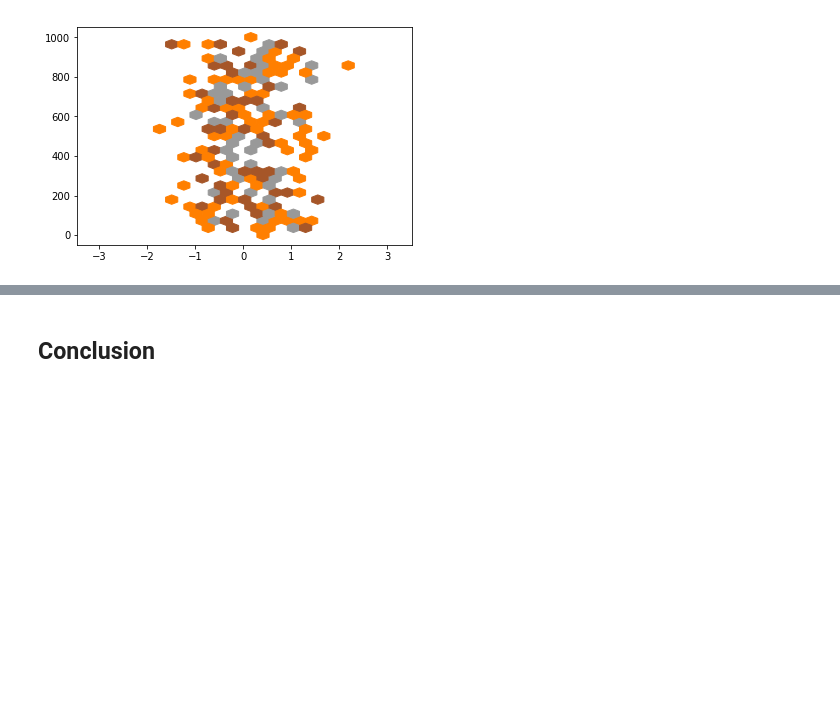
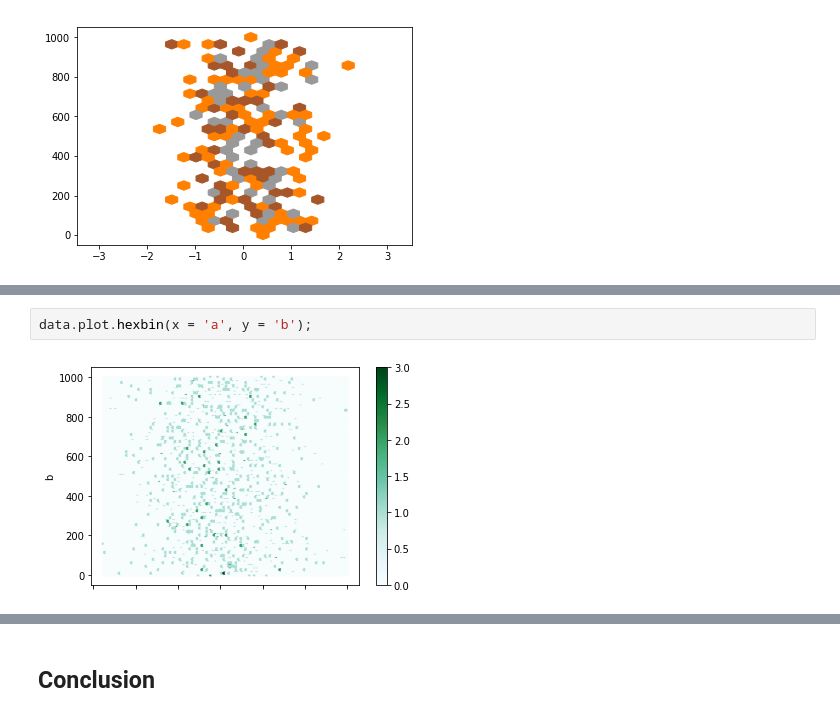
Before and after one commit to sharathchandu0007/data-science-notes, a Jupyter notebook: Hexabin plot.ipynb, the cells around one changed output, grey strips where cells are left out. Drawn from its saved outputs; the diff is of its cells as text; blank space fills up the shorter version.

```diff
--- a/Hexabin plot.ipynb
+++ b/Hexabin plot.ipynb
@@ -197,0 +211,4 @@ plt.hexbin(x=data['a'],y=data['b'], gridsize=25,xscale='log2',yscale='log2', min
+# %%
+data.plot.hexbin(x = 'a', y = 'b');
+# %% [output]
+[figure, added]
```
Also changed, not shown: parts of 6 cells of this notebook, 7 other files.
